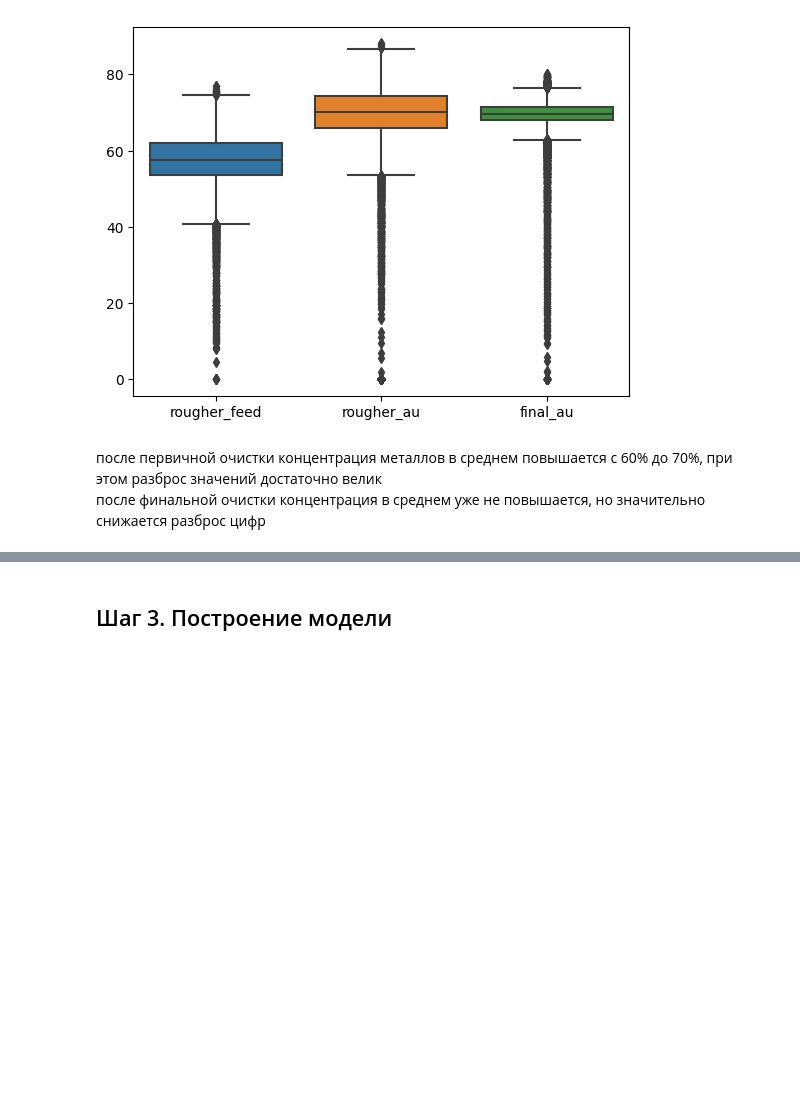
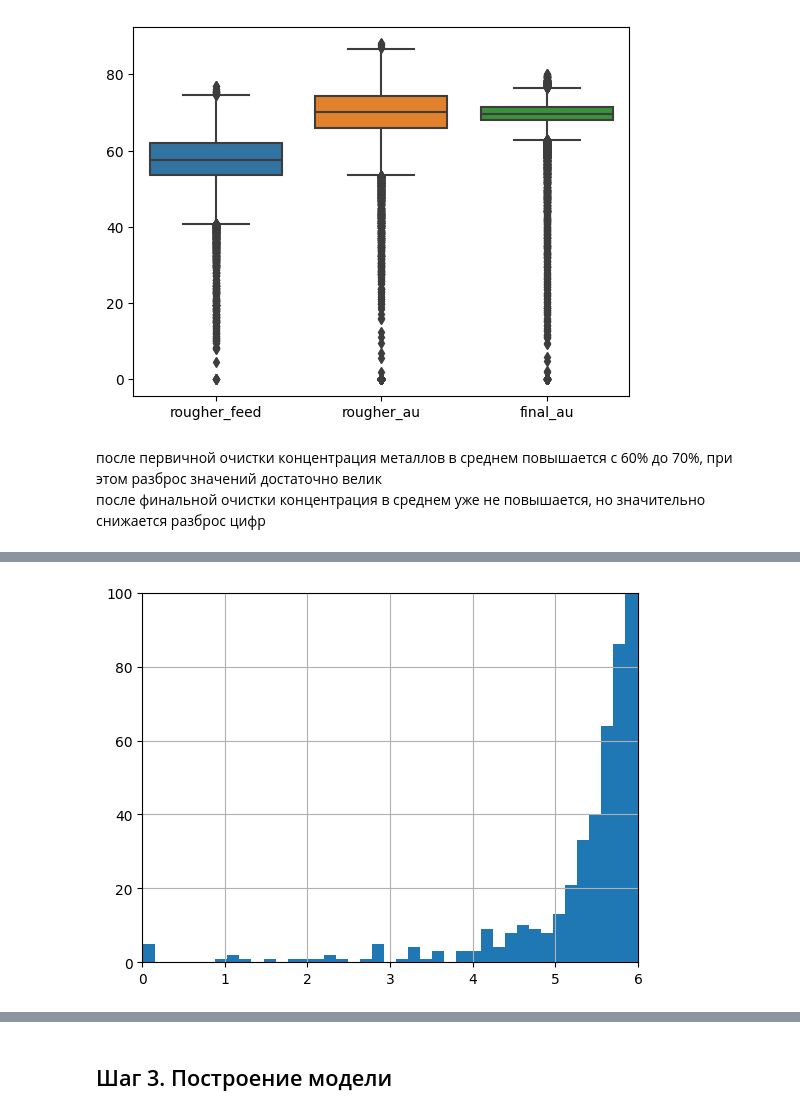
Before and after one commit to ndelenyan/practicum, a Jupyter notebook: sprint12/sprint12-02.ipynb, the cells around one changed output, grey strips where cells are left out. Drawn from its saved outputs; the diff is of its cells as text; code cells hidden in the pictures; blank space fills up the shorter version.

```diff
--- a/sprint12/sprint12-02.ipynb
+++ b/sprint12/sprint12-02.ipynb
@@ -466,0 +488,7 @@ _ = sns.boxplot(data=full[['rougher_feed', 'rougher_au', 'final_au']])
+# %%
+train['rougher.input.feed_ag'].hist(bins=100)
+plt.xlim(0, 6)
+plt.ylim(0, 100)
+plt.show()
+# %% [output]
+[figure, added]
```
Also changed, not shown: parts of 49 cells of this notebook.
